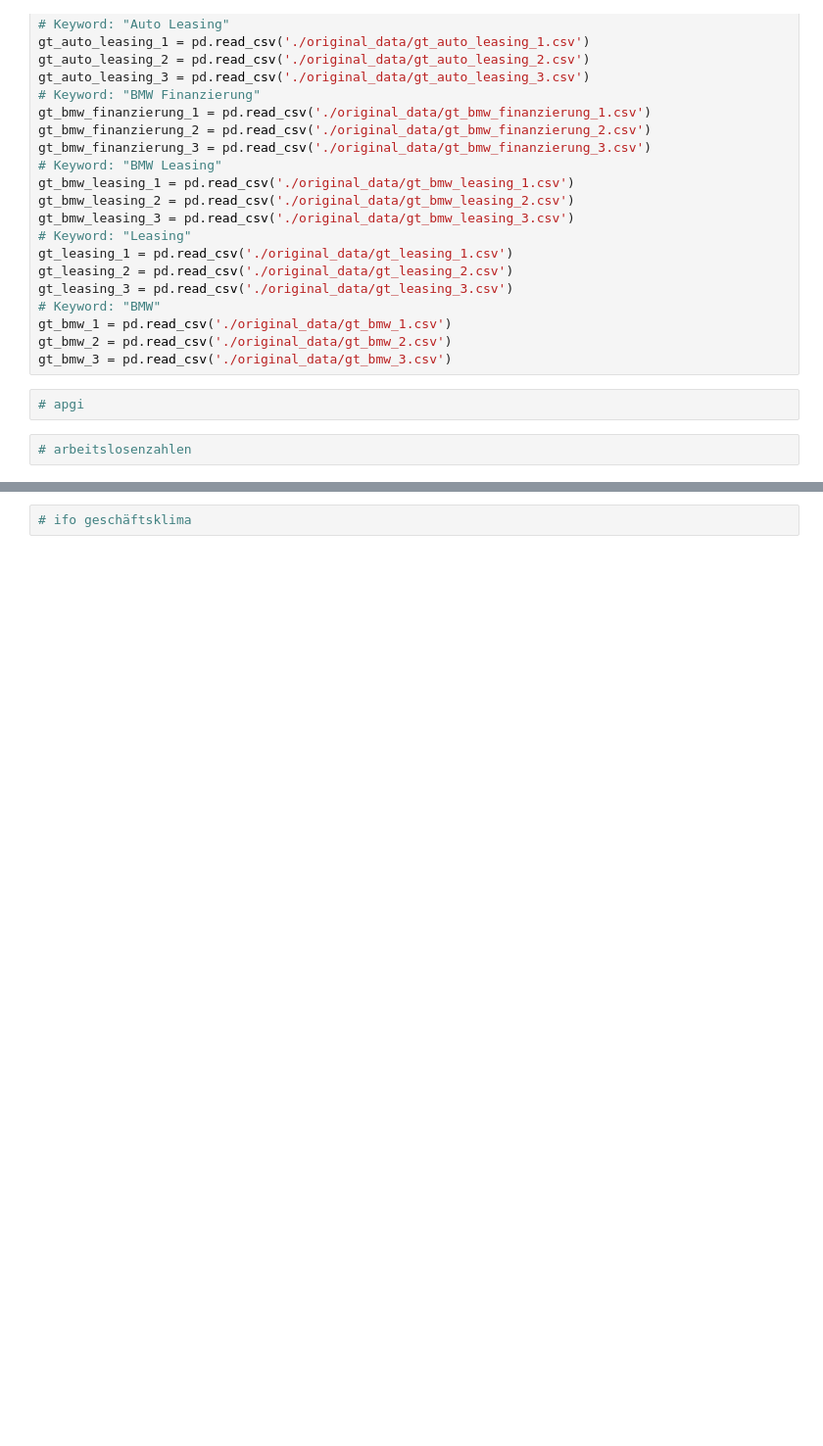
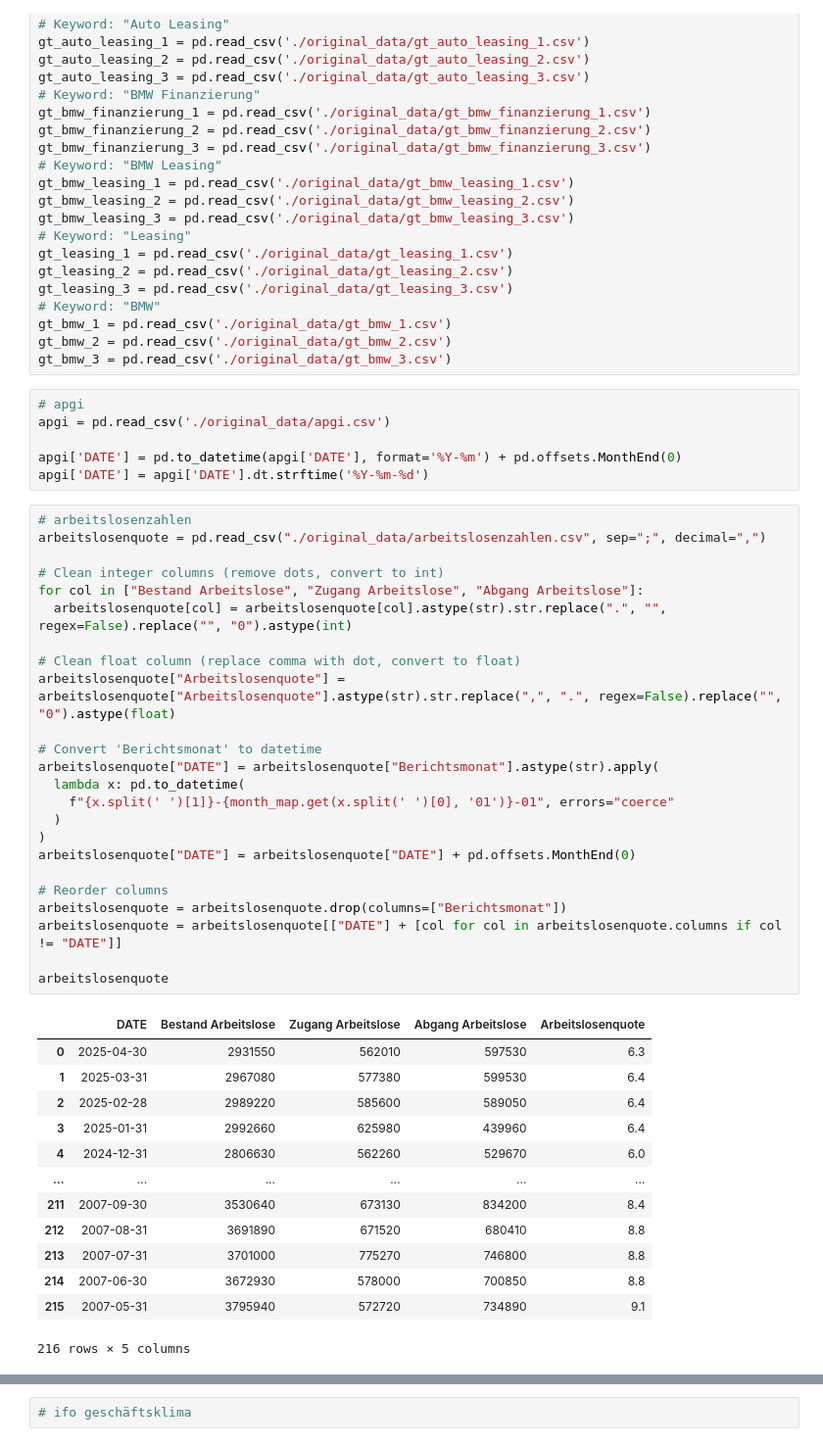
Before and after one commit to Philipp-Manhart/PA-II, a Jupyter notebook: code.ipynb, the cells around one changed output, grey strips where cells are left out. Shown: that part at 98% size. Saved outputs shown, nothing was run; the diff lists cells and outputs as text; blank space fills up the shorter version.

```diff
--- a/code.ipynb
+++ b/code.ipynb
@@ -33,5 +33,45 @@ gt_bmw_2 = pd.read_csv('./original_data/gt_bmw_2.csv')
 gt_bmw_3 = pd.read_csv('./original_data/gt_bmw_3.csv')
 # %%
 # apgi
+apgi = pd.read_csv('./original_data/apgi.csv')
+
+apgi['DATE'] = pd.to_datetime(apgi['DATE'], format='%Y-%m') + pd.offsets.MonthEnd(0)
+apgi['DATE'] = apgi['DATE'].dt.strftime('%Y-%m-%d')
 # %%
 # arbeitslosenzahlen
+arbeitslosenquote = pd.read_csv("./original_data/arbeitslosenzahlen.csv", sep=";", decimal=",")
+
+# Clean integer columns (remove dots, convert to int)
+for col in ["Bestand Arbeitslose", "Zugang Arbeitslose", "Abgang Arbeitslose"]:
+  arbeitslosenquote[col] = arbeitslosenquote[col].astype(str).str.replace(".", "", regex=False).replace("", "0").astype(int)
+
+# Clean float column (replace comma with dot, convert to float)
+arbeitslosenquote["Arbeitslosenquote"] = arbeitslosenquote["Arbeitslosenquote"].astype(str).str.replace(",", ".", regex=False).replace("", "0").astype(float)
+
+# Convert 'Berichtsmonat' to datetime
+arbeitslosenquote["DATE"] = arbeitslosenquote["Berichtsmonat"].astype(str).apply(
+  lambda x: pd.to_datetime(
+    f"{x.split(' ')[1]}-{month_map.get(x.split(' ')[0], '01')}-01", errors="coerce"
+  )
+)
+arbeitslosenquote["DATE"] = arbeitslosenquote["DATE"] + pd.offsets.MonthEnd(0)
+
+# Reorder columns
+arbeitslosenquote = arbeitslosenquote.drop(columns=["Berichtsmonat"])
+arbeitslosenquote = arbeitslosenquote[["DATE"] + [col for col in arbeitslosenquote.columns if col != "DATE"]]
+
+arbeitslosenquote
+# %% [output]
+|  | DATE | Bestand Arbeitslose | Zugang Arbeitslose | Abgang Arbeitslose | Arbeitslosenquote |
+| 0 | 2025-04-30 | 2931550 | 562010 | 597530 | 6.3 |
+| 1 | 2025-03-31 | 2967080 | 577380 | 599530 | 6.4 |
+| 2 | 2025-02-28 | 2989220 | 585600 | 589050 | 6.4 |
+| 3 | 2025-01-31 | 2992660 | 625980 | 439960 | 6.4 |
+| 4 | 2024-12-31 | 2806630 | 562260 | 529670 | 6.0 |
+| ... | ... | ... | ... | ... | ... |
+| 211 | 2007-09-30 | 3530640 | 673130 | 834200 | 8.4 |
+| 212 | 2007-08-31 | 3691890 | 671520 | 680410 | 8.8 |
+| 213 | 2007-07-31 | 3701000 | 775270 | 746800 | 8.8 |
+| 214 | 2007-06-30 | 3672930 | 578000 | 700850 | 8.8 |
+| 215 | 2007-05-31 | 3795940 | 572720 | 734890 | 9.1 |
+216 rows × 5 columns
```
Also changed, not shown: parts of 4 cells of this notebook, 1 other file.
